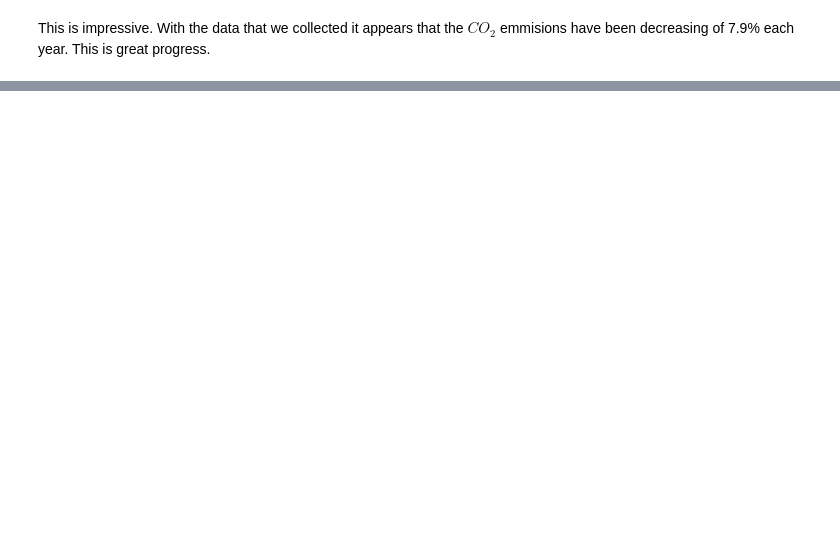
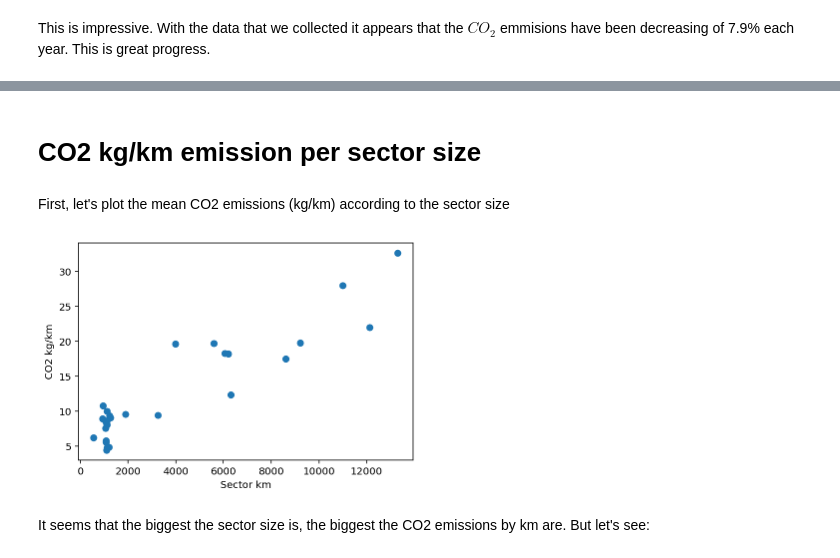
Before and after one commit to Jmion/aviation-co2-impact, a Jupyter notebook: Aviation_global_emissions.ipynb, the cells around one changed output, grey strips where cells are left out. Drawn from its saved outputs; the diff is of its cells as text; code cells hidden in the pictures; blank space fills up the shorter version.

Commit message:
Add graphs for CO2 by sector

```diff
--- a/Aviation_global_emissions.ipynb
+++ b/Aviation_global_emissions.ipynb
@@ -177,0 +172,15 @@ slope of regression : -0.05929134066881299
+# %% [markdown]
+# CO2 kg/km emission per sector size
+# %% [markdown]
+First, let's plot the mean CO2 emissions (kg/km) according to the sector size
+# %%
+co2_by_sector_size = all_aircraft.groupby("Sector km").mean().reset_index()[["Sector km", "CO2 kg/km"]]
+# %%
+g = plt.scatter(co2_by_sector_size["Sector km"], co2_by_sector_size["CO2 kg/km"])
+plt.xlabel("Sector km")
+plt.ylabel("CO2 kg/km")
+plt.show()
+# %% [output]
+[figure, added]
+# %% [markdown]
+It seems that the biggest the sector size is, the biggest the CO2 emissions by km are. But let's see:
```
Also changed, not shown: parts of 15 cells of this notebook, 1 other file.
